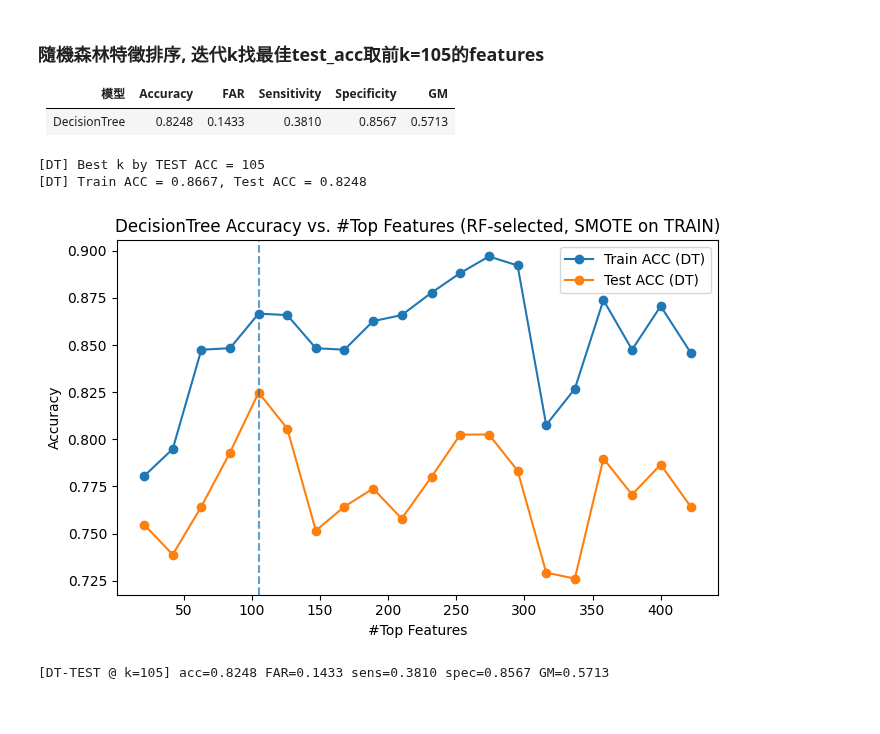
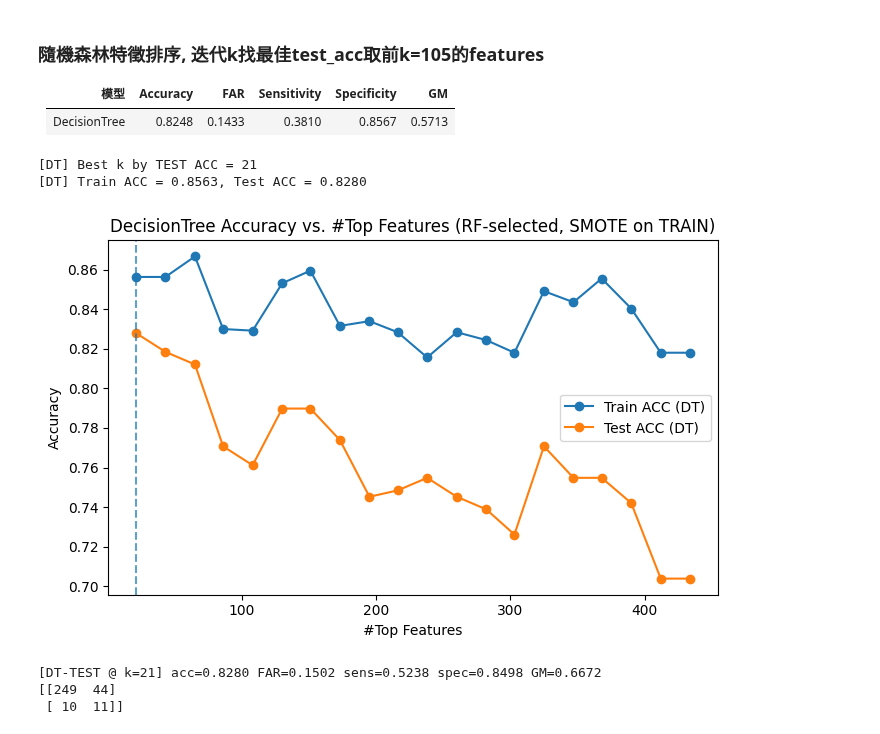
Before and after one commit to JackHuang0125/WHAT_I_DID, a Jupyter notebook: 0 Meeting/0_PAPER_1008.ipynb, the cells around one changed output. Saved outputs shown, nothing was run; the diff lists cells and outputs as text; code cells hidden in the pictures.

```diff
--- a/0 Meeting/0_PAPER_1008.ipynb
+++ b/0 Meeting/0_PAPER_1008.ipynb
@@ -266,10 +295,20 @@ X = secom.drop(columns=['Time', 'Pass/Fail'])
 y = secom['Pass/Fail'].replace({-1:0, 1:1}).astype(int)
 
 na_counts = X.isna().sum()
-X = X.loc[:, na_counts<=550].copy()
+X = X.loc[:, na_counts<=1000].copy()
 uniq_counts = X.nunique(dropna=False)
 X = X.loc[:, uniq_counts>=50].copy()
 X = X.loc[:, ~X.T.duplicated(keep='first')].copy()
+
+def compute_metrics(y_true, y_pred):
+    cm = confusion_matrix(y_true, y_pred, labels=[0, 1])
+    TN, FP, FN, TP = cm[0,0], cm[0,1], cm[1,0], cm[1,1]
+    acc = accuracy_score(y_true, y_pred)
+    sensitivity = TP/(TP+FN) if (TP+FN)>0 else np.nan
+    specificity = TN/(TN+FP) if (TN+FP)>0 else np.nan
+    FAR = FP/(FP+TN) if (FP+TN)>0 else np.nan
+    GM = np.sqrt(sensitivity*specificity) if (not np.isnan(sensitivity) and not np.isnan(specificity)) else np.nan
+    return {'cm':cm, 'acc':acc, 'FAR':FAR, 'sensitivity':sensitivity, 'specificity':specificity, 'GM':GM}
 
 X_train, X_test, y_train, y_test = train_test_split(X, y, test_size=0.2, stratify=y, random_state=42)
 
@@ -329,34 +368,37 @@ best_idx = int(np.argmax(test_accs_dt))
 best_k_dt = ks[best_idx]
 print(f"[DT] Best k by TEST ACC = {best_k_dt}")
 print(f"[DT] Train ACC = {train_accs_dt[best_idx]:.4f}, Test ACC = {test_accs_dt[best_idx]:.4f}")
 
 # 視覺化
 plt.figure(figsize=(7,4.5))
 plt.plot(ks, train_accs_dt, marker='o', label='Train ACC (DT)')
 plt.plot(ks, test_accs_dt, marker='o', label='Test ACC (DT)')
 plt.axvline(best_k_dt, linestyle='--', alpha=0.7)
 plt.title('DecisionTree Accuracy vs. #Top Features (RF-selected, SMOTE on TRAIN)')
 plt.xlabel('#Top Features')
 plt.ylabel('Accuracy')
 plt.legend()
 plt.tight_layout()
 plt.show()
 
 # 用最佳 k 重訓並回報完整指標（若你已定義 compute_metrics 就用它）
 cols_best = X_train.columns[feat_order[:best_k_dt]]
 best_pipe_dt = clone(dt_pipe_tpl)
 best_pipe_dt.set_params(smote=SMOTE(sampling_strategy=1.0, k_neighbors=k_sm, random_state=42))
 best_pipe_dt.fit(X_train[cols_best], y_train)
 y_te_hat_best = best_pipe_dt.predict(X_test[cols_best])
 
 try:
     m = compute_metrics(y_test.values, y_te_hat_best)
     print(f"[DT-TEST @ k={best_k_dt}] acc={m['acc']:.4f} FAR={m['FAR']:.4f} "
           f"sens={m['sensitivity']:.4f} spec={m['specificity']:.4f} GM={m['GM']:.4f}")
+    print(f'{m['cm']}')
 except NameError:
     print(f"[DT-TEST @ k={best_k_dt}] ACC={accuracy_score(y_test, y_te_hat_best):.4f}")
 # %% [output]
-[DT] Best k by TEST ACC = 105
-[DT] Train ACC = 0.8667, Test ACC = 0.8248
+[DT] Best k by TEST ACC = 21
+[DT] Train ACC = 0.8563, Test ACC = 0.8280
-[figure, old version]
+[figure, new version]
-[DT-TEST @ k=105] acc=0.8248 FAR=0.1433 sens=0.3810 spec=0.8567 GM=0.5713
+[DT-TEST @ k=21] acc=0.8280 FAR=0.1502 sens=0.5238 spec=0.8498 GM=0.6672
+[[249  44]
+ [ 10  11]]
```
Also changed, not shown: parts of 11 cells of this notebook, 1 other file.
